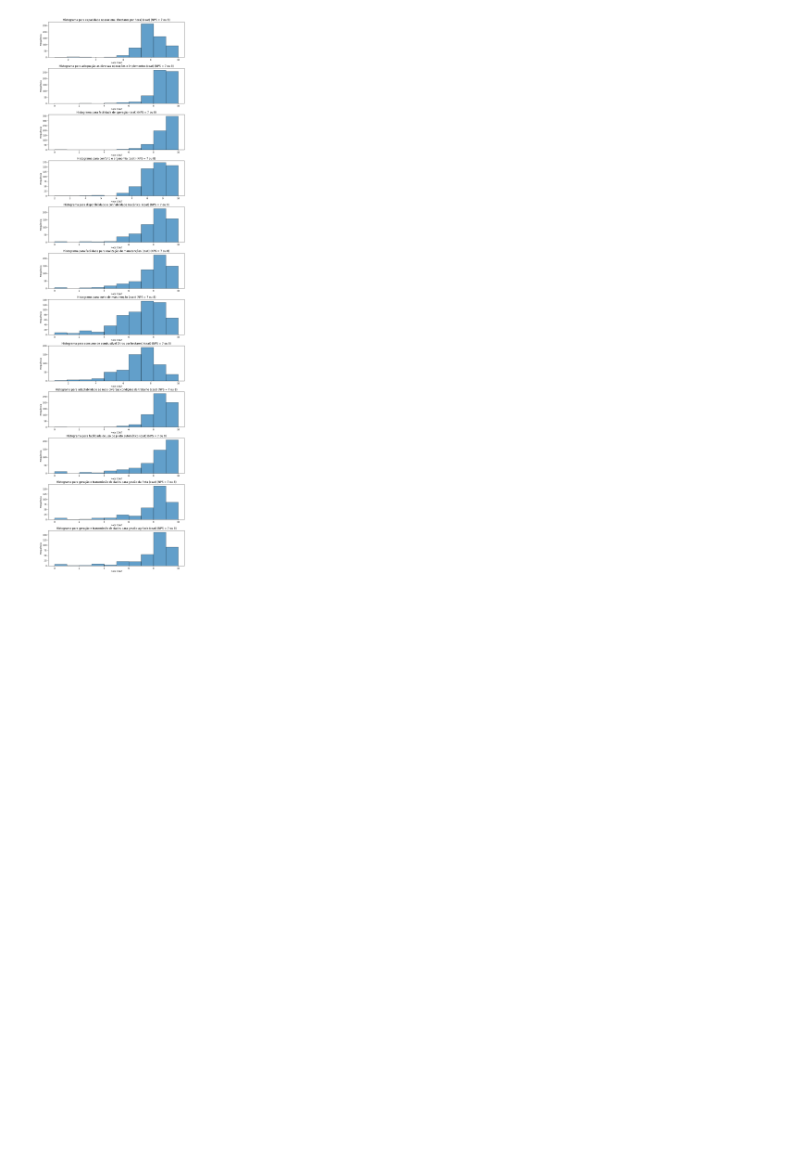
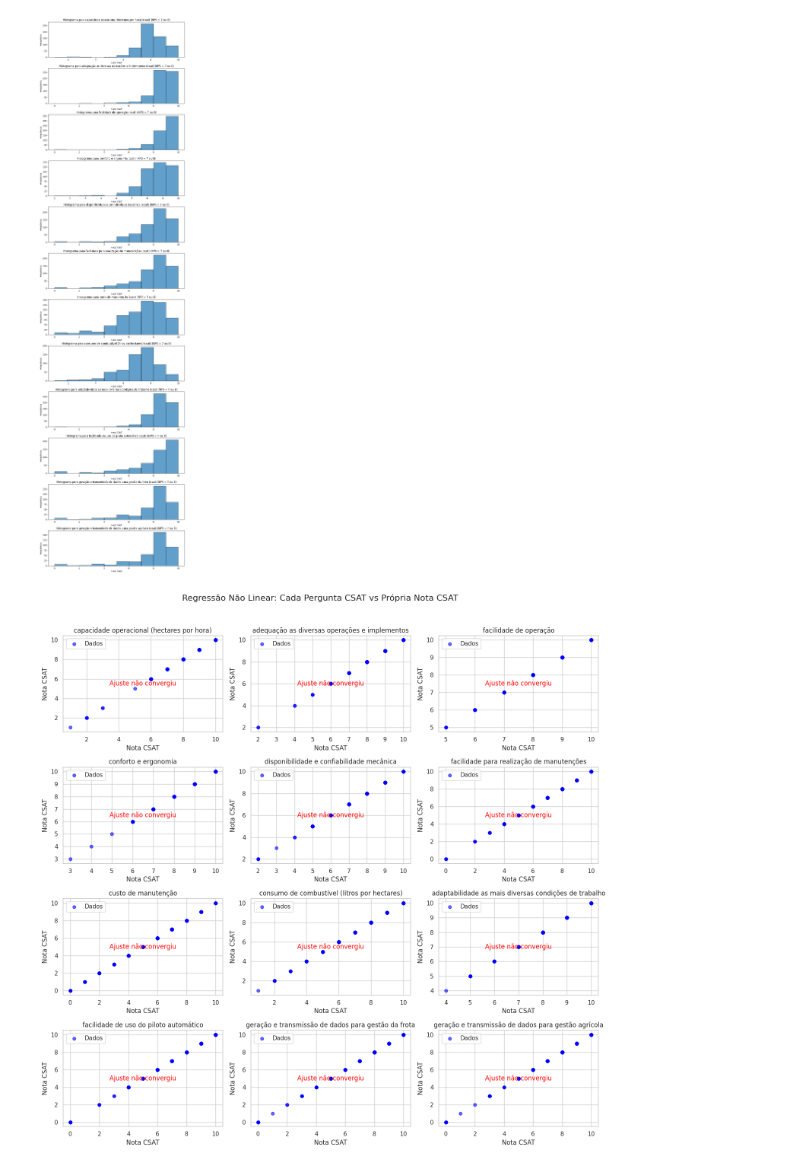
Before and after one commit to MiguelViapiana/aula-dataScience, a Jupyter notebook: histogramaCST.ipynb, the cells around one changed output. Saved outputs shown, nothing was run; the diff lists cells and outputs as text; code cells hidden in the pictures; blank space fills up the shorter version.

```diff
--- a/histogramaCST.ipynb
+++ b/histogramaCST.ipynb
@@ -32,3 +27,56 @@ for i, column in enumerate(csat_columns):
 plt.show()
 # %% [output]
 [figure]
+# %%
+import pandas as pd
+import numpy as np
+import matplotlib.pyplot as plt
+import seaborn as sns
+from scipy.optimize import curve_fit
+
+# Carregar o arquivo Excel
+file_path = '/PlanilhaFiltrada.xlsx'
+data = pd.read_excel(file_path)
+
+# Filtrar as colunas relevantes (CSAT e nota NPS) e remover linhas com valores ausentes
+csat_columns = [col for col in data.columns if '(csat)' in col]
+df = data[['nota nps'] + csat_columns].dropna()
+
+# Função para uma curva não linear genérica (exponencial) para ajustar cada CSAT com a sua própria nota
+def non_linear_func(x, a, b, c):
+    return a * np.exp(b * x) + c
+
+# Configuração de estilo para os gráficos
+sns.set(style="whitegrid")
+fig, axes = plt.subplots(nrows=4, ncols=3, figsize=(15, 15))
+fig.suptitle('Regressão Não Linear: Cada Pergunta CSAT vs Própria Nota CSAT', fontsize=16)
+axes = axes.flatten()
+
+# Criar gráfico de regressão não linear para cada pergunta CSAT em relação à sua própria nota
+for i, col in enumerate(csat_columns):
+    # Gráfico de dispersão
+    x_data = df[col].values
+    y_data = df[col].values  # Alterado para usar a nota da própria pergunta CSAT
+    axes[i].scatter(x_data, y_data, color='blue', label='Dados', alpha=0.6)
+
+    # Ajuste da curva de regressão não linear
+    try:
+        params, _ = curve_fit(non_linear_func, x_data, y_data, maxfev=10000)
+        x_fit = np.linspace(min(x_data), max(x_data), 100)
+        y_fit = non_linear_func(x_fit, *params)
+        axes[i].plot(x_fit, y_fit, color='red', label='Curva Ajustada')
+    except RuntimeError:
+        axes[i].text(0.5, 0.5, 'Ajuste não convergiu', transform=axes[i].transAxes,
+                     ha='center', va='center', color='red')
+
+    # Configurações do gráfico
+    axes[i].set_title(col.replace('(csat)', '').strip())
+    axes[i].set_xlabel('Nota CSAT')
+    axes[i].set_ylabel('Nota CSAT')  # Alterado para nota da própria pergunta
+    axes[i].legend()
+
+# Ajuste de layout
+plt.tight_layout(rect=[0, 0, 1, 0.96])
+plt.show()
+# %% [output]
+[figure, added]
```
Also changed, not shown: parts of 4 cells of this notebook.
